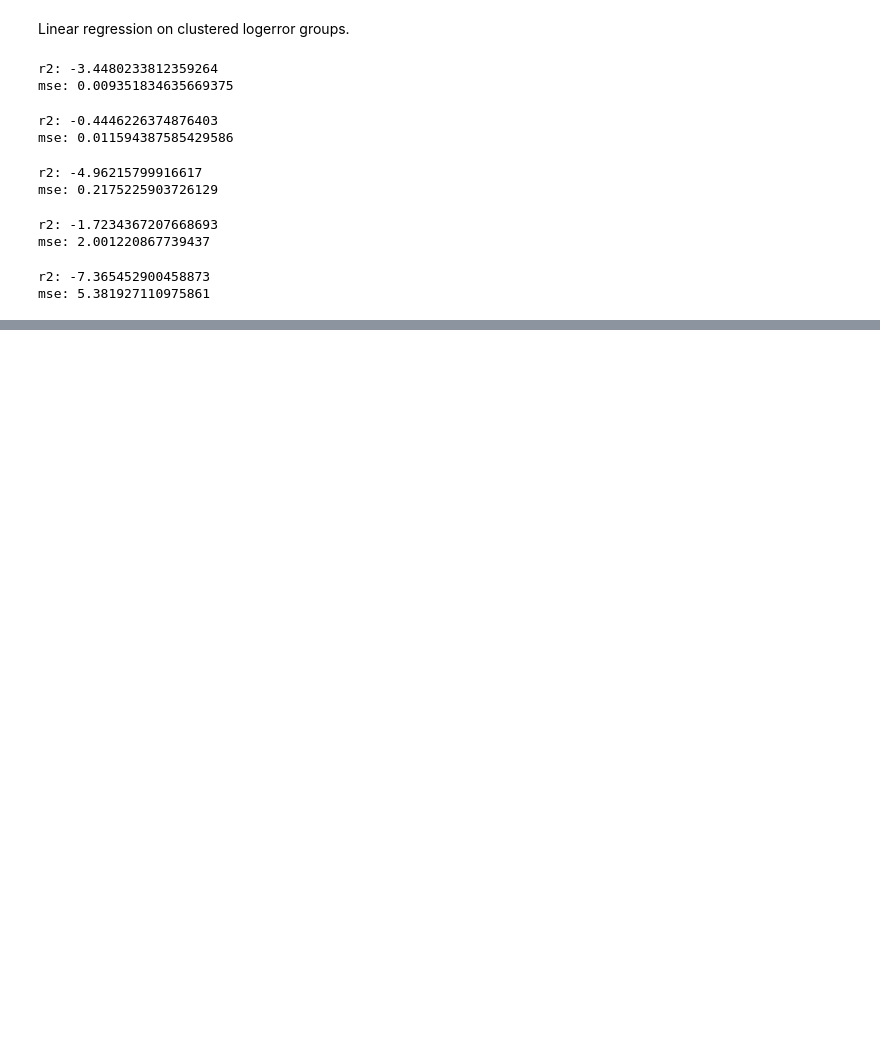
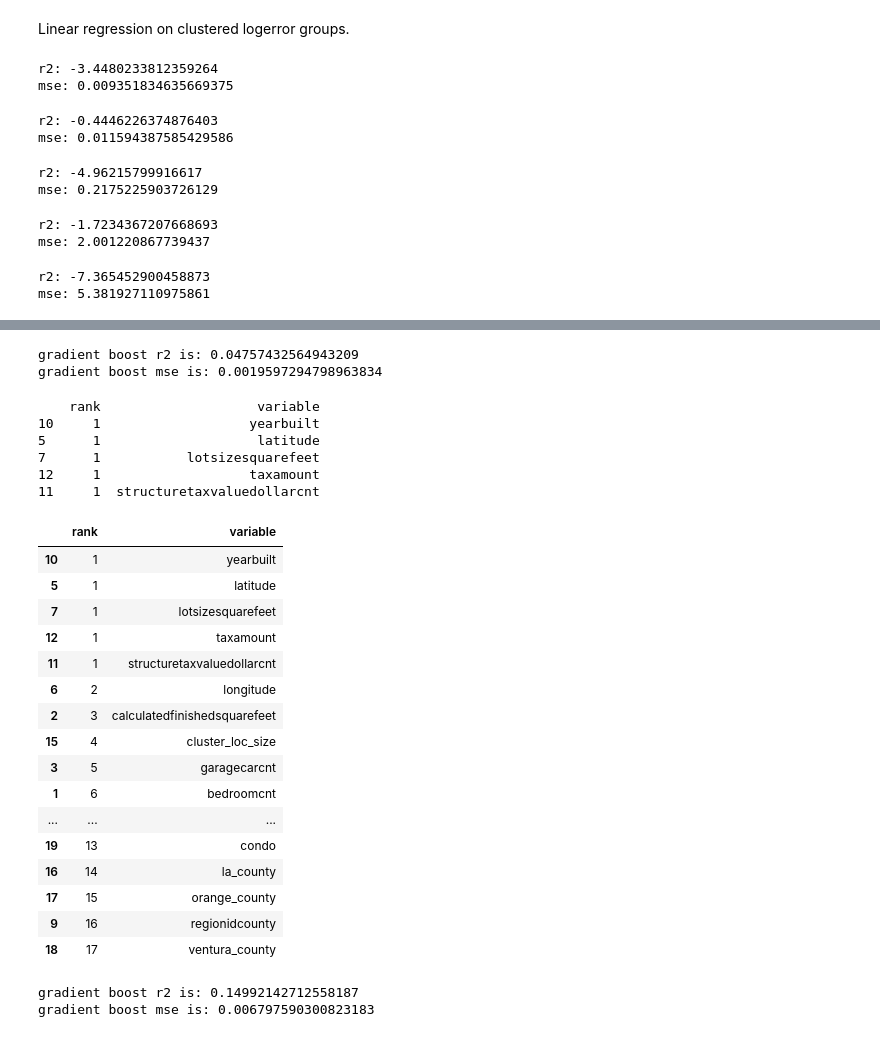
Before and after one commit to matthewzapata/ds-methodologies-exercises, a Jupyter notebook: clustering/zillow_exercises.ipynb, the cells around one changed output, grey strips where cells are left out. Drawn from its saved outputs; the diff is of its cells as text; code cells hidden in the pictures; blank space fills up the shorter version.

```diff
--- a/clustering/zillow_exercises.ipynb
+++ b/clustering/zillow_exercises.ipynb
@@ -2922,0 +3004,39 @@ Perhaps these models can be improved by adding more features or changing the max
+# %%
+gb_1, mse_1 = explore_zillow.gradient_boosting_regression(X_1[['yearbuilt', 'taxamount',
+                                                               'calculatedfinishedsquarefeet', 'latitude',
+                                                               'longitude']], y_1)
+# %% [output]
+gradient boost r2 is: 0.04757432564943209
+gradient boost mse is: 0.0019597294798963834
+# %%
+explore_zillow.recursive_feature_elimination(X_2, y_2, GradientBoostingRegressor(random_state=123), n_features=5)
+# %% [output]
+    rank                    variable
+10     1                   yearbuilt
+5      1                    latitude
+7      1           lotsizesquarefeet
+12     1                   taxamount
+11     1  structuretaxvaluedollarcnt
+|  | rank | variable |
+| 10 | 1 | yearbuilt |
+| 5 | 1 | latitude |
+| 7 | 1 | lotsizesquarefeet |
+| 12 | 1 | taxamount |
+| 11 | 1 | structuretaxvaluedollarcnt |
+| 6 | 2 | longitude |
+| 2 | 3 | calculatedfinishedsquarefeet |
+| 15 | 4 | cluster_loc_size |
+| 3 | 5 | garagecarcnt |
+| 1 | 6 | bedroomcnt |
+| ... | ... | ... |
+| 19 | 13 | condo |
+| 16 | 14 | la_county |
+| 17 | 15 | orange_county |
+| 9 | 16 | regionidcounty |
+| 18 | 17 | ventura_county |
+# %%
+gb_2, mse_2 = explore_zillow.gradient_boosting_regression(X_2[['yearbuilt', 'latitude', 'lotsizesquarefeet',
+                                                               'taxamount', 'longitude']], y_2)
+# %% [output]
+gradient boost r2 is: 0.14992142712558187
+gradient boost mse is: 0.006797590300823183
```
Also changed, not shown: parts of 47 cells of this notebook, 1 other file.
